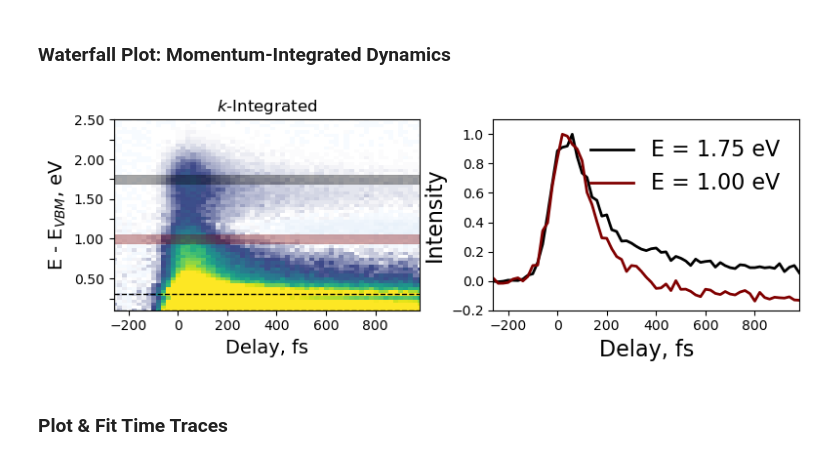
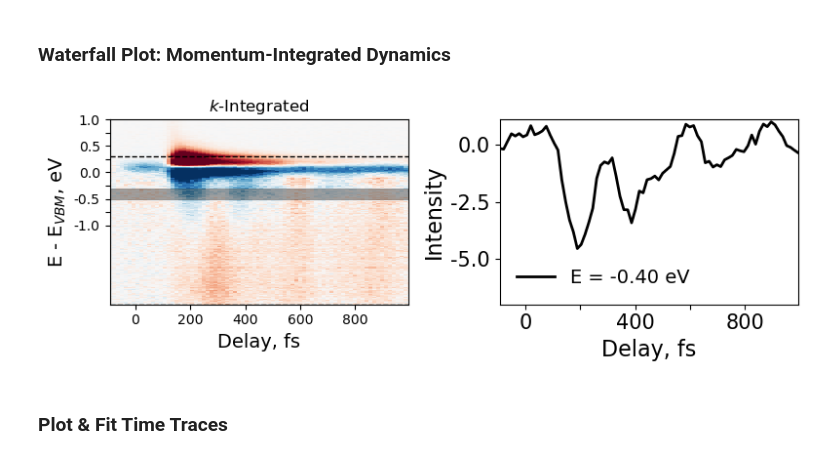
Before and after one commit to lawsonlloyd/mpes-analysis, a Jupyter notebook: mpes_Plot_Analysis.ipynb, the cells around one changed output. Cells and saved outputs as stored; diff of their text form; code cells hidden in the pictures.

```diff
--- a/mpes_Plot_Analysis.ipynb
+++ b/mpes_Plot_Analysis.ipynb
@@ -36,8 +39,8 @@ from mpes import cmap_LTL, cmap_LTL2
 # %%
 # Specify datapath, filename, and [Energy, Delay] offsets to load.
 
-#data_path = 'R:\Lawson\Data\metis'
-data_path = '/Users/lawsonlloyd/Desktop/Data/metis'
+data_path = 'R:\Lawson\Data\metis'
+#data_path = '/Users/lawsonlloyd/Desktop/Data/metis'
 
 # CrSBr
 filename, offsets = 'Scan162_RT_120x120x115x50_binned.h5', [0.8467, -120]
@@ -70,6 +73,10 @@ filename, offsets = 'Scan188_120K_120x120x115x77_binned.h5', [0.5660, -105]
 #filename, offsets = 'Scan1109_binned.h5', [0, 0]
 #filename, offsets = 'Scan1095_binned.h5', [0, 0]
 filename, offsets = 'Scan1216_RT_NiI2_101x101x176x66_binned.h5', [0.3, 0]
+filename, offsets = 'Scan1226_NiI2_45K_101x101x176x66_chargingCorrected_v1_binned.h5', [0, 0]
+#filename, offsets = 'Scan1227_chargingCorrected_v1_binned.h5', [0, 0]
+
+filename, offsets = 'Scan31_21K_60%_Pprobe_Spump_binned.h5', [-0.5, -50]
 
 #  Load the Data
 data_loader = DataLoader(data_path + '//' + filename, offsets = offsets)
@@ -81,11 +88,11 @@ The data shape is: (101, 101, 176, 66)
 ### Generate Normalized and Difference Data
 # %%
 # Truncate and Normalize Data, if desired.
-#I = I.loc[{"delay":slice(-250,850)}]
+I = I.loc[{"delay":slice(-135,1020)}]
 
 # Normalize Each Time Step to the Total Volume Counts, if desired
-#I = I / I.sum(dim=('kx','ky','E'))
-#I = I/np.max(I)
+I = I / I.sum(dim=('kx','ky','E'))
+I = I/np.max(I)
 
 # Generate Difference Data (Pos - Neg Delay Times), if desired.
 if "delay" in I.dims:
@@ -221,38 +219,39 @@ plt.axhline(0, linestyle='dashed')
 # %%
 # Plot waterfall
 %matplotlib inline
 
 fig, axs = plt.subplots(1, 2)
 fig.set_size_inches(8, 3, forward=False)
 axs.flatten()
 
 # Plot waterfall
-(kx, ky), (kx_int, ky_int) = (0, 0), (3, 3) # Central (kx, ky) point and k-integration
+(kx, ky), (kx_int, ky_int) = (0, 0), (1, 1) # Central (kx, ky) point and k-integration
+neg_delays = [-200, -50]
 mpes.plot_waterfall(
     I_res, kx, kx_int, ky, ky_int,
-    fig = fig, ax = axs[0], subtract_neg = True, neg_delays = [-280, -150], cmap=cmap_LTL2, scale=[-0.25, 0.25],
-    energy_limits=[0.1,2.5], E_enhance = .3
+    fig = fig, ax = axs[0], subtract_neg = True, neg_delays = neg_delays, cmap='RdBu_r', scale=[-0.5, 0.5],
+    energy_limits=[-2.5,1], E_enhance = .3
 )
 
 # Plot time traces
-E, E_int = [1.75, 1], .12 # Energies for Plotting Time Traces ; 1st Energy for MM
-(kx, ky), (kx_int, ky_int) = (0, 0), (4, 4) # Central (kx, ky) point and k-integration
+E, E_int = [-0.4], .2 # Energies for Plotting Time Traces ; 1st Energy for MM
+#(kx, ky), (kx_int, ky_int) = (0, 0), (0.5, 0.5) # Central (kx, ky) point and k-integration
 colors = ['black', 'maroon', 'purple', 'grey']
-neg_delays = [-280, -150]
+#neg_delays = [-200, -150]
 
 mpes.plot_time_traces(
     I_res, E, E_int, (kx, ky), (kx_int, ky_int),
     norm_trace=True, subtract_neg=True, neg_delays=neg_delays,
     fig = fig, ax = axs[1],
     colors = colors,
     fontsize=16
 )
-axs[1].set_ylim(-0.2, 1.1)
+axs[1].set_ylim(-7, 1.1)
 for i in np.arange(len(E)):
     mpes.add_rect(500, 2000, E[i], E_int, axs[0], edgecolor=colors[i], facecolor=colors[i], alpha = 0.35)
 colors = ['black', 'maroon']
 # %% [output]
-[figure, old version]
+[figure, new version]
 # %% [markdown]
 ### Plot & Fit Time Traces
 # %%
```
Also changed, not shown: parts of 8 cells of this notebook, 1 other file.
